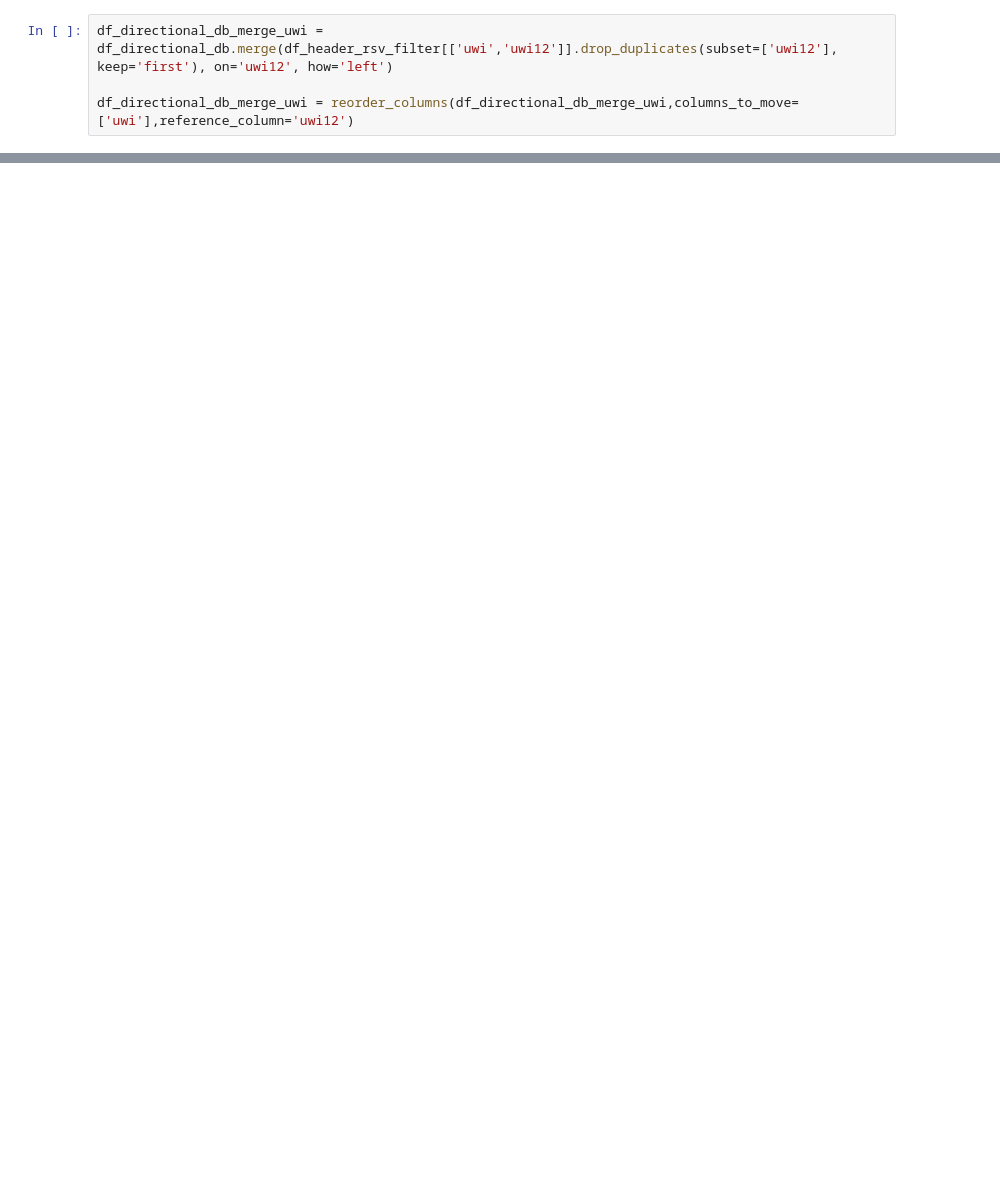
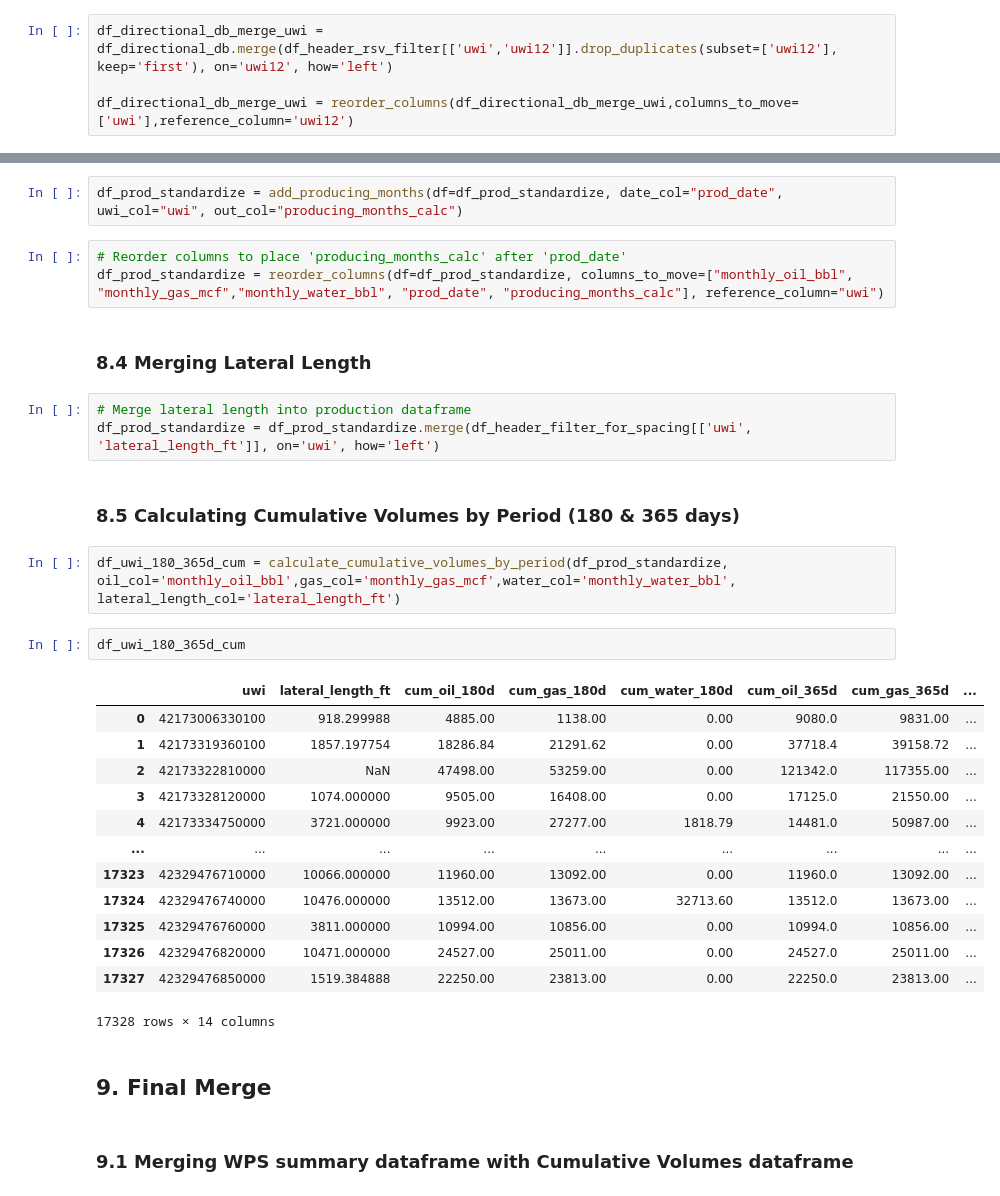
Before and after one commit to apoorvasaxena03/well-spacing-analyzer, a Jupyter notebook: notebooks/tpl_spacing.ipynb, the cells around one changed output, grey strips where cells are left out. Saved outputs shown, nothing was run; the diff lists cells and outputs as text; blank space fills up the shorter version.

```diff
--- a/notebooks/tpl_spacing.ipynb
+++ b/notebooks/tpl_spacing.ipynb
@@ -232,0 +375,34 @@ df_midpoints_lateral = geo.get_heel_toe_midpoints_latlon(df=df_utm_lateral)
+# %%
+df_prod_standardize = add_producing_months(df=df_prod_standardize, date_col="prod_date", uwi_col="uwi", out_col="producing_months_calc")
+# %%
+# Reorder columns to place 'producing_months_calc' after 'prod_date'
+df_prod_standardize = reorder_columns(df=df_prod_standardize, columns_to_move=["monthly_oil_bbl", "monthly_gas_mcf","monthly_water_bbl", "prod_date", "producing_months_calc"], reference_column="uwi")
+# %% [markdown]
+### 8.4 Merging Lateral Length
+# %%
+# Merge lateral length into production dataframe
+df_prod_standardize = df_prod_standardize.merge(df_header_filter_for_spacing[['uwi', 'lateral_length_ft']], on='uwi', how='left')
+# %% [markdown]
+### 8.5 Calculating Cumulative Volumes by Period (180 & 365 days)
+# %%
+df_uwi_180_365d_cum = calculate_cumulative_volumes_by_period(df_prod_standardize, oil_col='monthly_oil_bbl',gas_col='monthly_gas_mcf',water_col='monthly_water_bbl', lateral_length_col='lateral_length_ft')
+# %%
+df_uwi_180_365d_cum
+# %% [output]
+|  | uwi | lateral_length_ft | cum_oil_180d | cum_gas_180d | cum_water_180d | cum_oil_365d | cum_gas_365d | ... |
+| 0 | 42173006330100 | 918.299988 | 4885.00 | 1138.00 | 0.00 | 9080.0 | 9831.00 | ... |
+| 1 | 42173319360100 | 1857.197754 | 18286.84 | 21291.62 | 0.00 | 37718.4 | 39158.72 | ... |
+| 2 | 42173322810000 | NaN | 47498.00 | 53259.00 | 0.00 | 121342.0 | 117355.00 | ... |
+| 3 | 42173328120000 | 1074.000000 | 9505.00 | 16408.00 | 0.00 | 17125.0 | 21550.00 | ... |
+| 4 | 42173334750000 | 3721.000000 | 9923.00 | 27277.00 | 1818.79 | 14481.0 | 50987.00 | ... |
+| ... | ... | ... | ... | ... | ... | ... | ... | ... |
+| 17323 | 42329476710000 | 10066.000000 | 11960.00 | 13092.00 | 0.00 | 11960.0 | 13092.00 | ... |
+| 17324 | 42329476740000 | 10476.000000 | 13512.00 | 13673.00 | 32713.60 | 13512.0 | 13673.00 | ... |
+| 17325 | 42329476760000 | 3811.000000 | 10994.00 | 10856.00 | 0.00 | 10994.0 | 10856.00 | ... |
+| 17326 | 42329476820000 | 10471.000000 | 24527.00 | 25011.00 | 0.00 | 24527.0 | 25011.00 | ... |
+| 17327 | 42329476850000 | 1519.384888 | 22250.00 | 23813.00 | 0.00 | 22250.0 | 23813.00 | ... |
+17328 rows × 14 columns
+# %% [markdown]
+## 9. Final Merge
+# %% [markdown]
+### 9.1 Merging WPS summary dataframe with Cumulative Volumes dataframe
```
Also changed, not shown: parts of 53 cells of this notebook, 5 other files.
